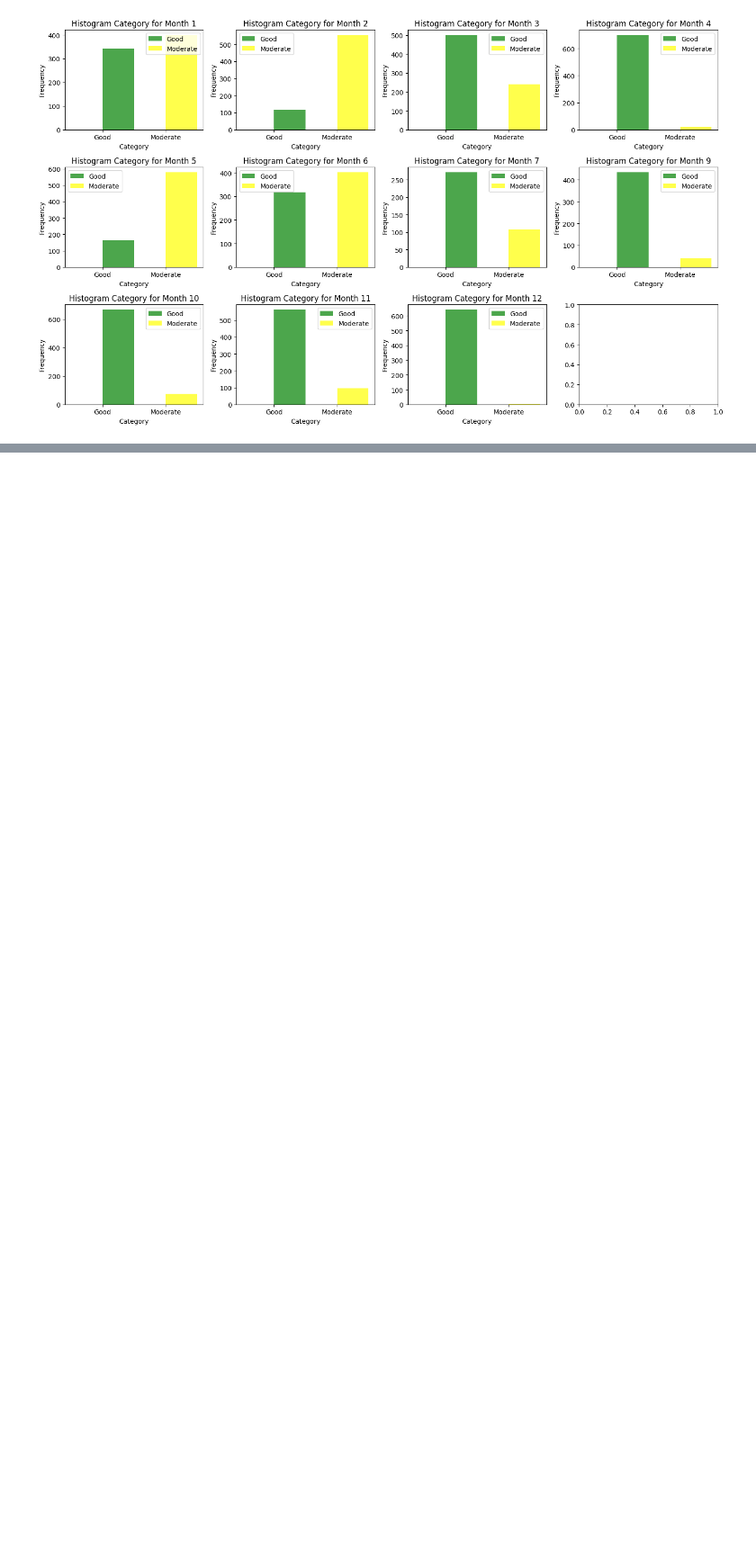
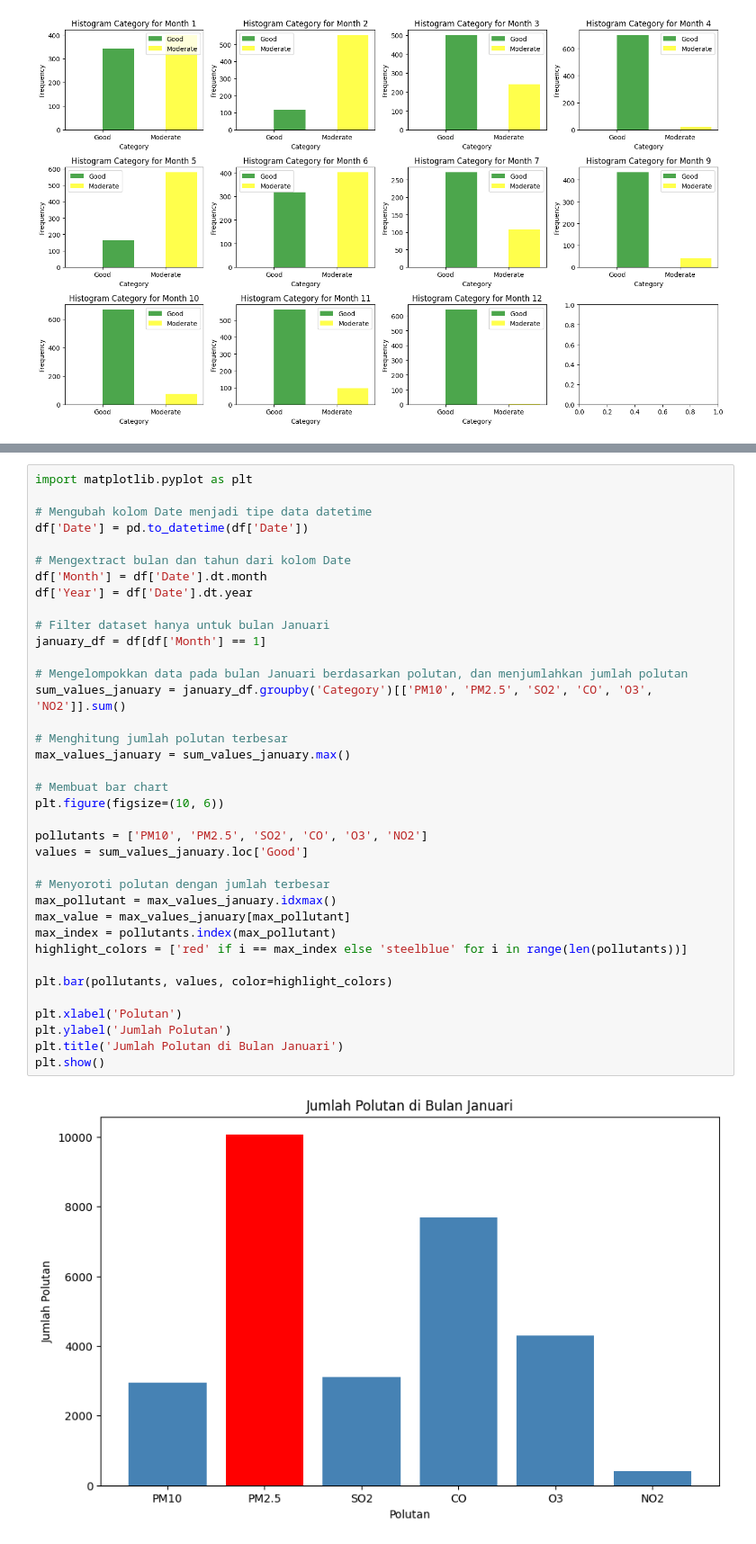
Before and after one commit to andidprastyo/air_quality_analysis, a Jupyter notebook: analysis.ipynb, the cells around one changed output, grey strips where cells are left out. Shown: that part at 90% size. Cells and saved outputs as stored; diff of their text form; blank space fills up the shorter version.

Commit message:
Highlight Barchart

```diff
--- a/analysis.ipynb
+++ b/analysis.ipynb
@@ -365,0 +310,39 @@ plt.show()
+# %%
+import matplotlib.pyplot as plt
+
+# Mengubah kolom Date menjadi tipe data datetime
+df['Date'] = pd.to_datetime(df['Date'])
+
+# Mengextract bulan dan tahun dari kolom Date
+df['Month'] = df['Date'].dt.month
+df['Year'] = df['Date'].dt.year
+
+# Filter dataset hanya untuk bulan Januari
+january_df = df[df['Month'] == 1]
+
+# Mengelompokkan data pada bulan Januari berdasarkan polutan, dan menjumlahkan jumlah polutan
+sum_values_january = january_df.groupby('Category')[['PM10', 'PM2.5', 'SO2', 'CO', 'O3', 'NO2']].sum()
+
+# Menghitung jumlah polutan terbesar
+max_values_january = sum_values_january.max()
+
+# Membuat bar chart
+plt.figure(figsize=(10, 6))
+
+pollutants = ['PM10', 'PM2.5', 'SO2', 'CO', 'O3', 'NO2']
+values = sum_values_january.loc['Good']
+
+# Menyoroti polutan dengan jumlah terbesar
+max_pollutant = max_values_january.idxmax()
+max_value = max_values_january[max_pollutant]
+max_index = pollutants.index(max_pollutant)
+highlight_colors = ['red' if i == max_index else 'steelblue' for i in range(len(pollutants))]
+
+plt.bar(pollutants, values, color=highlight_colors)
+
+plt.xlabel('Polutan')
+plt.ylabel('Jumlah Polutan')
+plt.title('Jumlah Polutan di Bulan Januari')
+plt.show()
+# %% [output]
+[figure, added]
```
Also changed, not shown: parts of 4 cells of this notebook.
